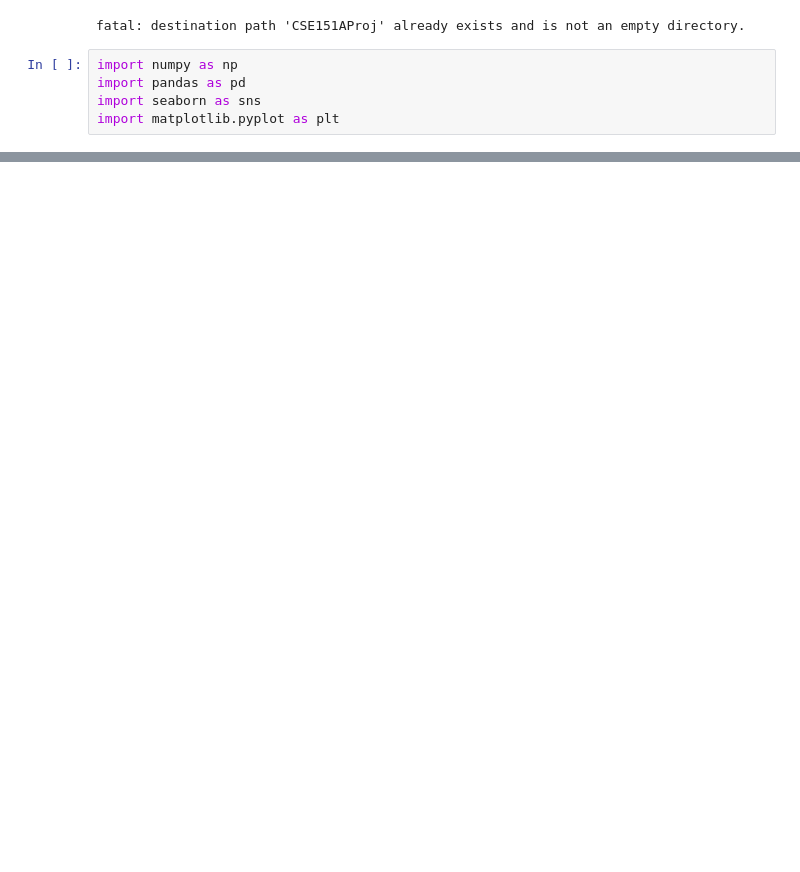
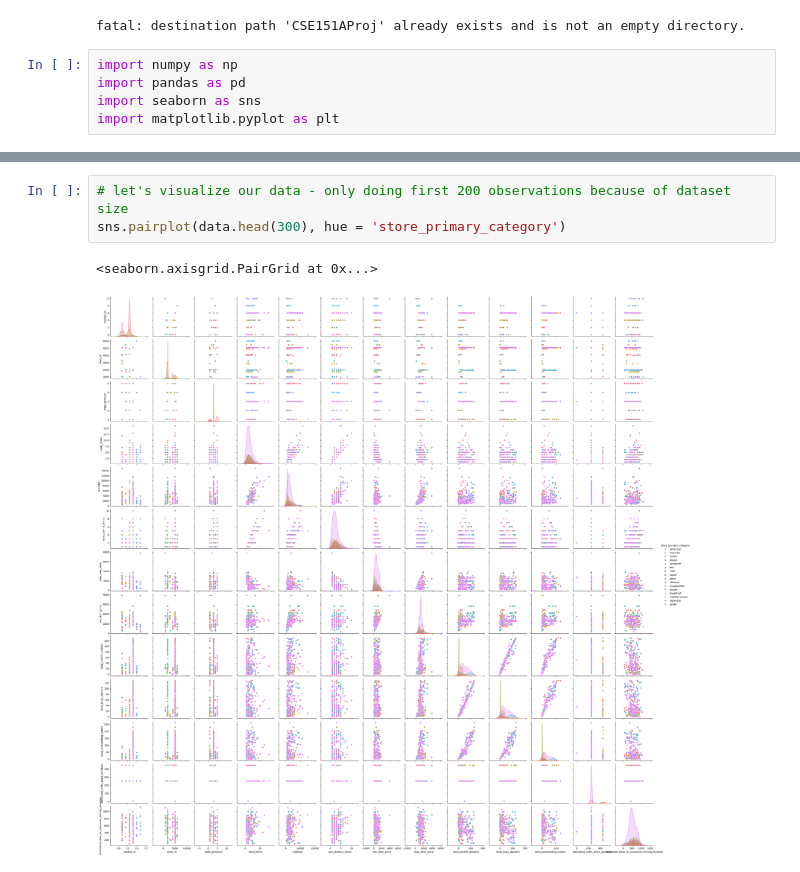
Before and after one commit to Sherif-Elfiky/CSE151AProj, a Jupyter notebook: 151AProject.ipynb, the cells around one changed output, grey strips where cells are left out. Cells and saved outputs as stored; diff of their text form; blank space fills up the shorter version.

```diff
--- a/151AProject.ipynb
+++ b/151AProject.ipynb
@@ -94,0 +89,6 @@ data = data.drop(columns=['store_primary_category'])
+# %%
+# let's visualize our data - only doing first 200 observations because of dataset size
+sns.pairplot(data.head(300), hue = 'store_primary_category')
+# %% [output]
+<seaborn.axisgrid.PairGrid at 0x...>
+[figure, added]
```
Also changed, not shown: parts of 19 cells of this notebook.
